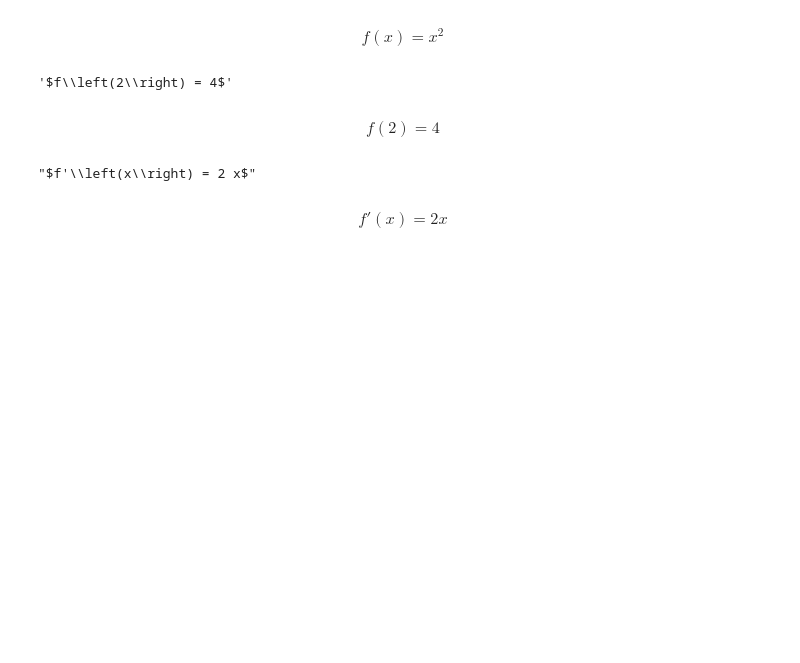
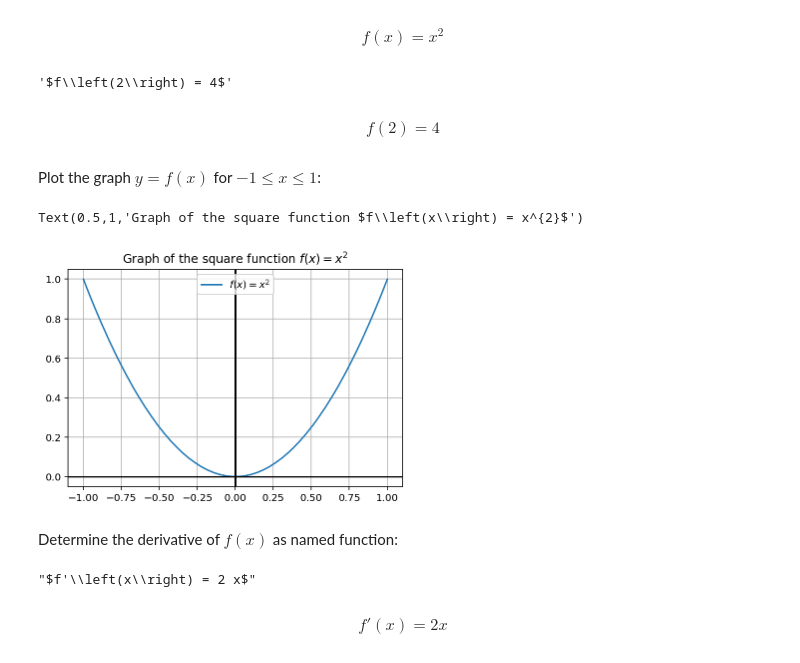
Before and after one commit to wolfgang-302/fun-expr, a Jupyter notebook: docs/create_named_function_from_expression.ipynb, the cells around one changed output. Cells and saved outputs as stored; diff of their text form; code cells hidden in the pictures; blank space fills up the shorter version.

```diff
--- a/docs/create_named_function_from_expression.ipynb
+++ b/docs/create_named_function_from_expression.ipynb
@@ -141,6 +163,24 @@ display(Math(f.displ(2)))
 # %% [output]
 '$f\\left(2\\right) = 4$'
 $$f\left(2\right) = 4$$
+# %% [markdown]
+Plot the graph $y=f(x)$ for $-1 \le x \le 1$:
+# %%
+fig, ax = plt.subplots()
+
+lx = np.linspace(-1,1)
+
+ax.plot(lx,f.lambdified(lx),label=f.displ())
+ax.axhline(0,c='k')
+ax.axvline(0,c='k')
+ax.grid(True)
+ax.legend(loc='upper center')
+ax.set_title("Graph of the square function {f}".format(f=f.displ()))
+# %% [output]
+Text(0.5,1,'Graph of the square function $f\\left(x\\right) = x^{2}$')
+[figure, added]
+# %% [markdown]
+Determine the derivative of $f(x)$ as named function:
 # %%
 f_1 = f.diff(x,name="f'")
 display(f_1.displ())
```
Also changed, not shown: parts of 33 cells of this notebook.
